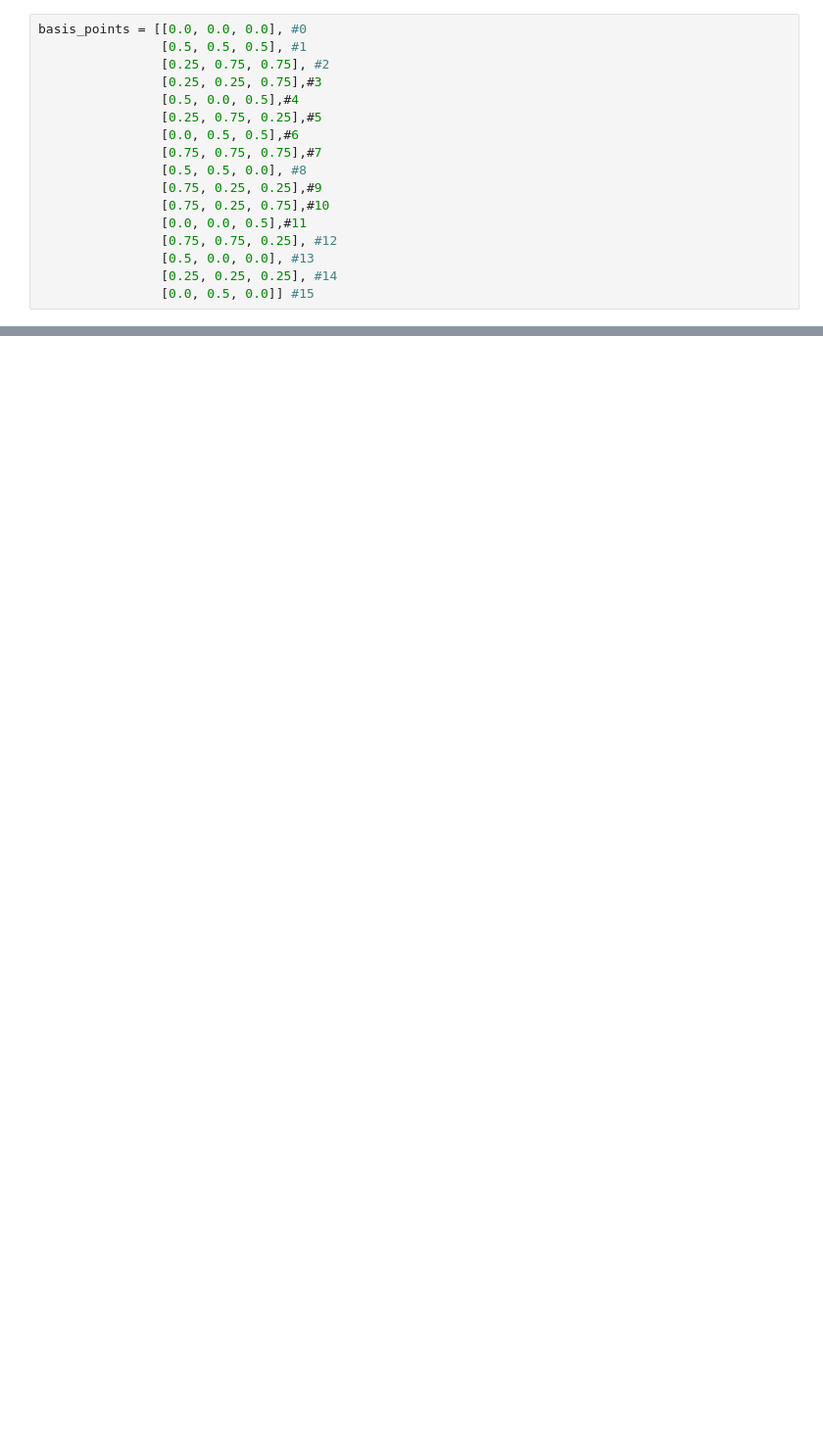
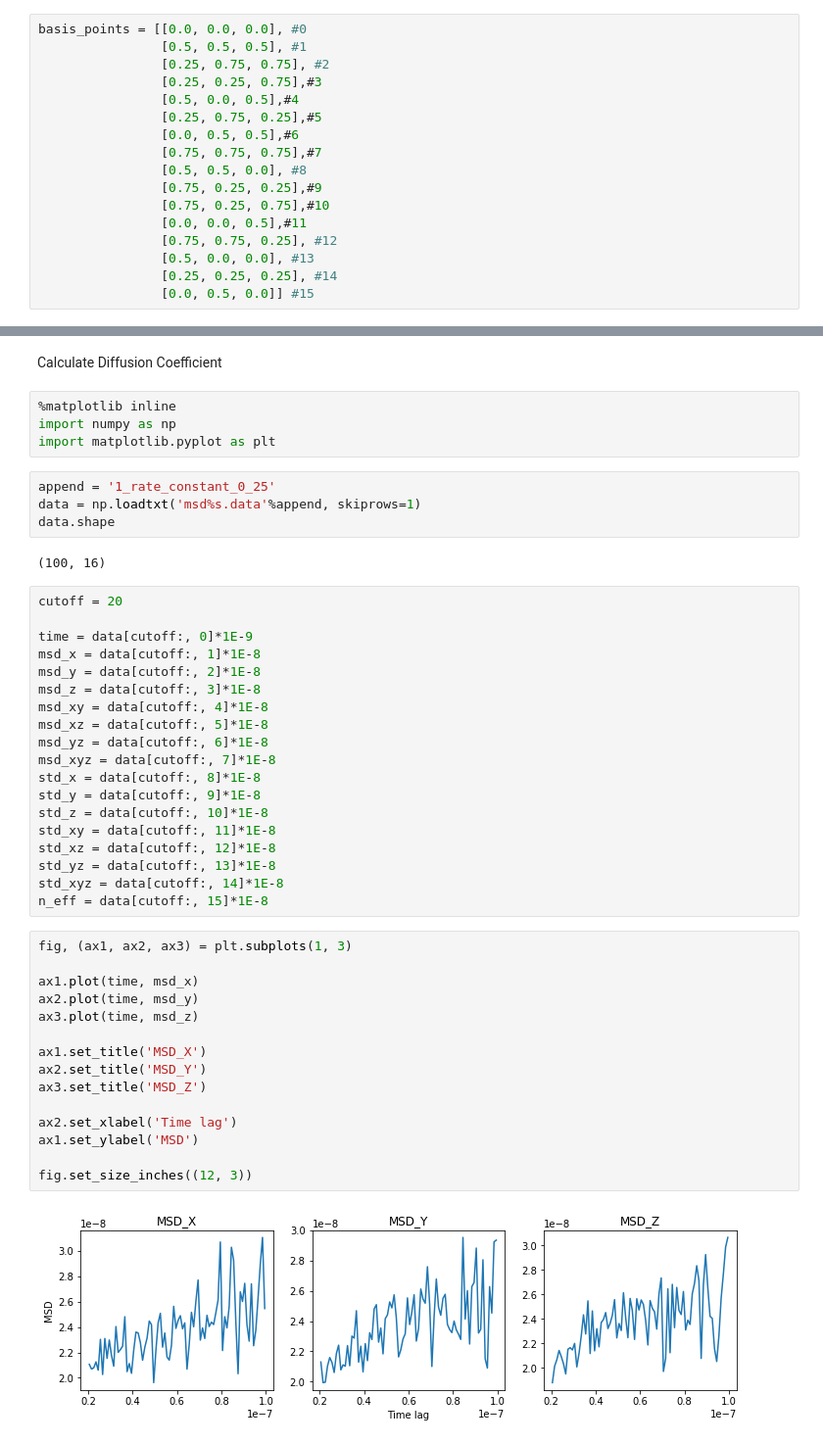
Before and after one commit to atan14/MSE485Project, a Jupyter notebook: interstitial_10x10x10/Calculate_interactions.ipynb, the cells around one changed output, grey strips where cells are left out. Shown at 98% size. Saved outputs shown, nothing was run; the diff lists cells and outputs as text; blank space fills up the shorter version.

Commit message:
Changes to be committed: 	modified:   ../interstitial_10x10x10/Calculate_interactions.ipynb 	new file:   ../interstitial_10x10x10/lattice_visualization.py 	new file:   calculate_interactions.ipynb

```diff
--- a/interstitial_10x10x10/Calculate_interactions.ipynb
+++ b/interstitial_10x10x10/Calculate_interactions.ipynb
@@ -91,0 +127,48 @@ for idx, basis in enumerate(basis_set):
+# %% [markdown]
+Calculate Diffusion Coefficient
+# %%
+%matplotlib inline
+import numpy as np
+import matplotlib.pyplot as plt
+# %%
+append = '1_rate_constant_0_25'
+data = np.loadtxt('msd%s.data'%append, skiprows=1)
+data.shape
+# %% [output]
+(100, 16)
+# %%
+cutoff = 20
+
+time = data[cutoff:, 0]*1E-9
+msd_x = data[cutoff:, 1]*1E-8
+msd_y = data[cutoff:, 2]*1E-8
+msd_z = data[cutoff:, 3]*1E-8
+msd_xy = data[cutoff:, 4]*1E-8
+msd_xz = data[cutoff:, 5]*1E-8
+msd_yz = data[cutoff:, 6]*1E-8
+msd_xyz = data[cutoff:, 7]*1E-8
+std_x = data[cutoff:, 8]*1E-8
+std_y = data[cutoff:, 9]*1E-8
+std_z = data[cutoff:, 10]*1E-8
+std_xy = data[cutoff:, 11]*1E-8
+std_xz = data[cutoff:, 12]*1E-8
+std_yz = data[cutoff:, 13]*1E-8
+std_xyz = data[cutoff:, 14]*1E-8
+n_eff = data[cutoff:, 15]*1E-8
+# %%
+fig, (ax1, ax2, ax3) = plt.subplots(1, 3)
+
+ax1.plot(time, msd_x)
+ax2.plot(time, msd_y)
+ax3.plot(time, msd_z)
+
+ax1.set_title('MSD_X')
+ax2.set_title('MSD_Y')
+ax3.set_title('MSD_Z')
+
+ax2.set_xlabel('Time lag')
+ax1.set_ylabel('MSD')
+
+fig.set_size_inches((12, 3))
+# %% [output]
+[figure, added]
```
Also changed, not shown: parts of 11 cells of this notebook, 2 other files.
